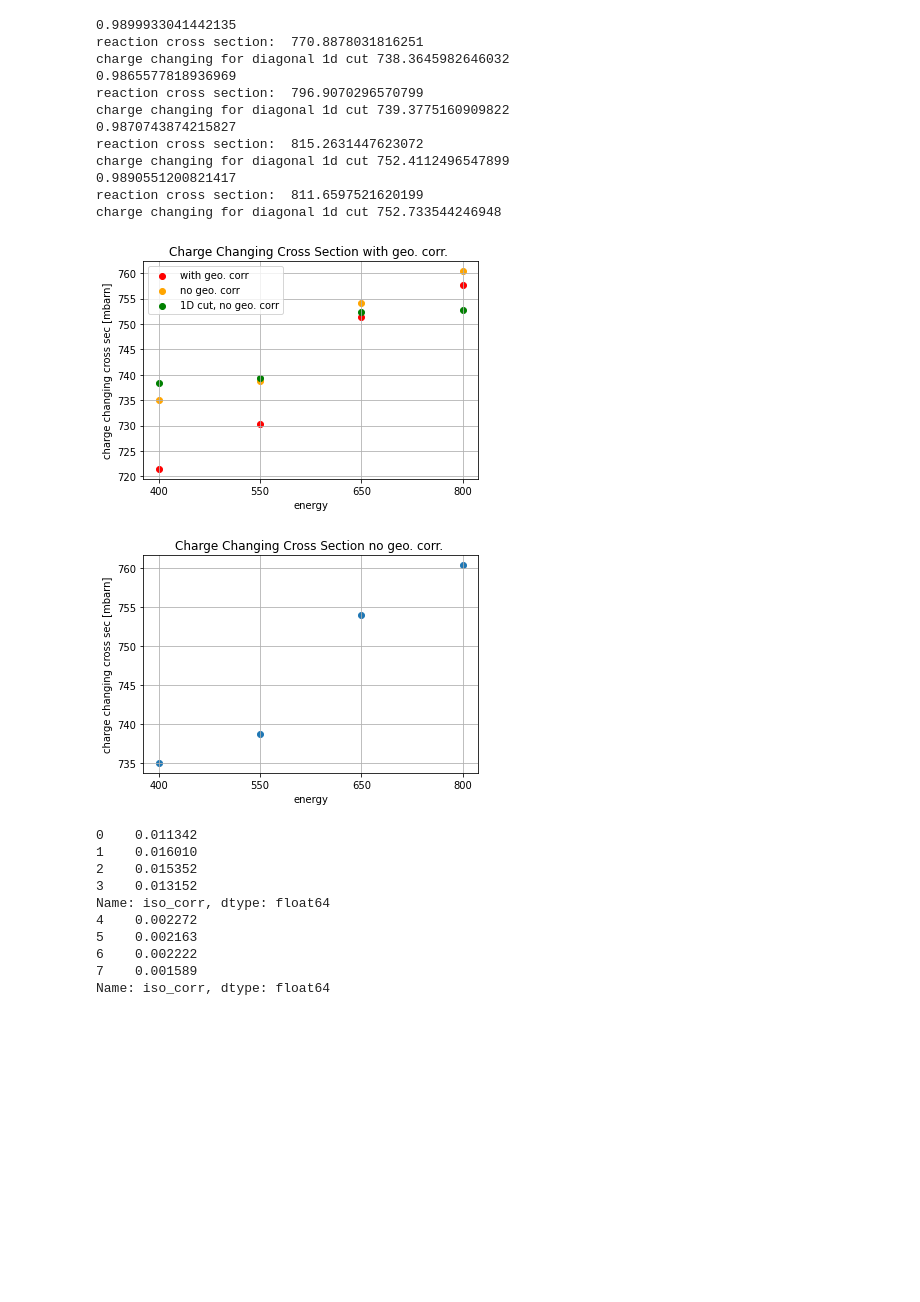
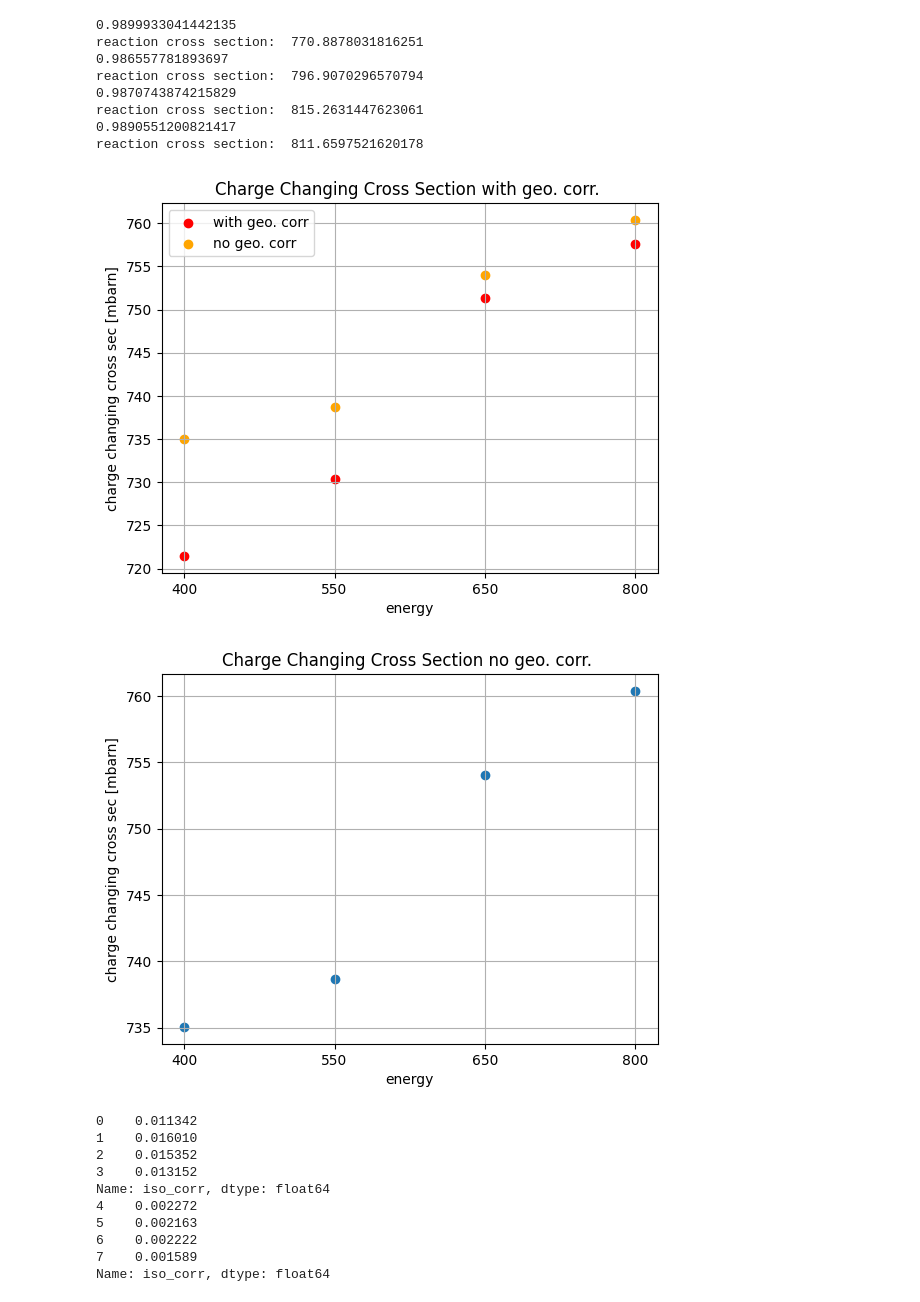
Before and after one commit to jenegger/r3bweek24_gsi, a Jupyter notebook: stats.ipynb, the cells around one changed output. Saved outputs shown, nothing was run; the diff lists cells and outputs as text; code cells hidden in the pictures; blank space fills up the shorter version.

```diff
--- a/stats.ipynb
+++ b/stats.ipynb
@@ -229,9 +228,7 @@ factor = (1./T_2198)*(pow(10,27))
 df['delta Z'] = df['delta Z'].astype(float)
 df['geo_corr'] = df['geo_corr'].astype(float)
 df['iso_corr'] = df['iso_corr'].astype(float)
-result["delta_z_1d_cut"] = (result["integral_charge"]/result["incoming ions"])
 charge_changing_vals = []
-charge_changing_vals_1dcut  = []
 fake_charge_changing = []
 charge_changing_no_geo = []
 for ene in energy_vals:
@@ -240,55 +237,45 @@ for ene in energy_vals:
     d_iso = float(df.loc[(df["targettype"] == "c_2198") & (df["energy"] == float(ene))]['iso_corr'])/float(df.loc[(df["targettype"] == "empty") & (df["energy"] == float(ene))]['iso_corr'])
     d_geo =  float(df.loc[(df["targettype"] == "c_2198") & (df["energy"] == float(ene))]['geo_corr'])/float(df.loc[(df["targettype"] == "empty") & (df["energy"] == float(ene))]['geo_corr'])
     print (d_iso)
-    ##now check charge changing cross section when using 1d cut of diagonal
-    dz_diagonal = (float(result.loc[(result["targettype"] == "c_2198") & (result["energy"] == float(ene))]['delta_z_1d_cut']))/(float(result.loc[(result["targettype"] == "empty") & (result["energy"] == float(ene))]['delta_z_1d_cut']))
     cs = factor*(-math.log(dz)-math.log(d_iso)-math.log(d_geo))
     cc = factor*(-math.log(dz)-math.log(d_geo))
     fake_cs = factor*(-math.log(dz))
-    cc_diagonal_1d_cut = factor*(-math.log(dz_diagonal))
     print("reaction cross section:\t",cs)
     #print("charge changing cross section:\t",cc)
     #print("fake cross section:\t",fake_cs)
     charge_changing_vals.append(cc)
     charge_changing_no_geo.append(fake_cs)
-    charge_changing_vals_1dcut.append(cc_diagonal_1d_cut)
-    print("charge changing for diagonal 1d cut",cc_diagonal_1d_cut)
 
 fig, ax = plt.subplots()
 ax.scatter(energy_vals,charge_changing_vals,label="with geo. corr",color='red')
 ax.scatter(energy_vals,charge_changing_no_geo,label="no geo. corr",color ='orange')
-ax.scatter(energy_vals,charge_changing_vals_1dcut,label="1D cut, no geo. corr",color ='green')
 ax.grid()
 ax.set_title("Charge Changing Cross Section with geo. corr. ")
 ax.set_xlabel("energy")
 ax.set_ylabel("charge changing cross sec [mbarn]")
 plt.legend()
 #plt.show()
 plt.savefig("geo_charge_changing_cross_section.png",dpi=300)
 
 fig, ax = plt.subplots()
 ax.scatter(energy_vals,charge_changing_no_geo,label="hello")
 ax.grid()
 ax.set_title("Charge Changing Cross Section no geo. corr. ")
 ax.set_xlabel("energy")
 ax.set_ylabel("charge changing cross sec [mbarn]")
 #plt.show()
 plt.savefig("no_geo_charge_changing_cross_section.png",dpi=300)
 # %% [output]
 0.9899933041442135
 reaction cross section:  770.8878031816251
-charge changing for diagonal 1d cut 738.3645982646032
-0.9865577818936969
-reaction cross section:  796.9070296570799
-charge changing for diagonal 1d cut 739.3775160909822
-0.9870743874215827
-reaction cross section:  815.2631447623072
-charge changing for diagonal 1d cut 752.4112496547899
+0.986557781893697
+reaction cross section:  796.9070296570794
+0.9870743874215829
+reaction cross section:  815.2631447623061
 0.9890551200821417
-reaction cross section:  811.6597521620199
-charge changing for diagonal 1d cut 752.733544246948
+reaction cross section:  811.6597521620178
-[figure, old version]
+[figure, new version]
-[figure, old version]
+[figure, new version]
 # %%
 #differnt methods to make the isotopic correction
 file_plain = "./iso_corr_numbers/combined_plain.txt"
```
Also changed, not shown: parts of 18 cells of this notebook, 11 other files.
